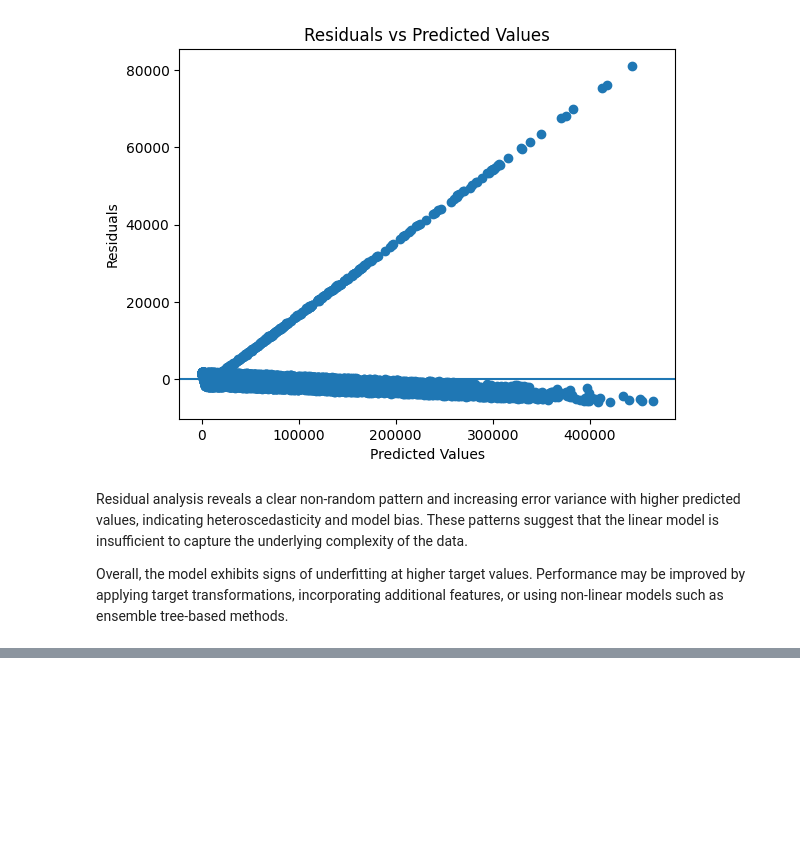
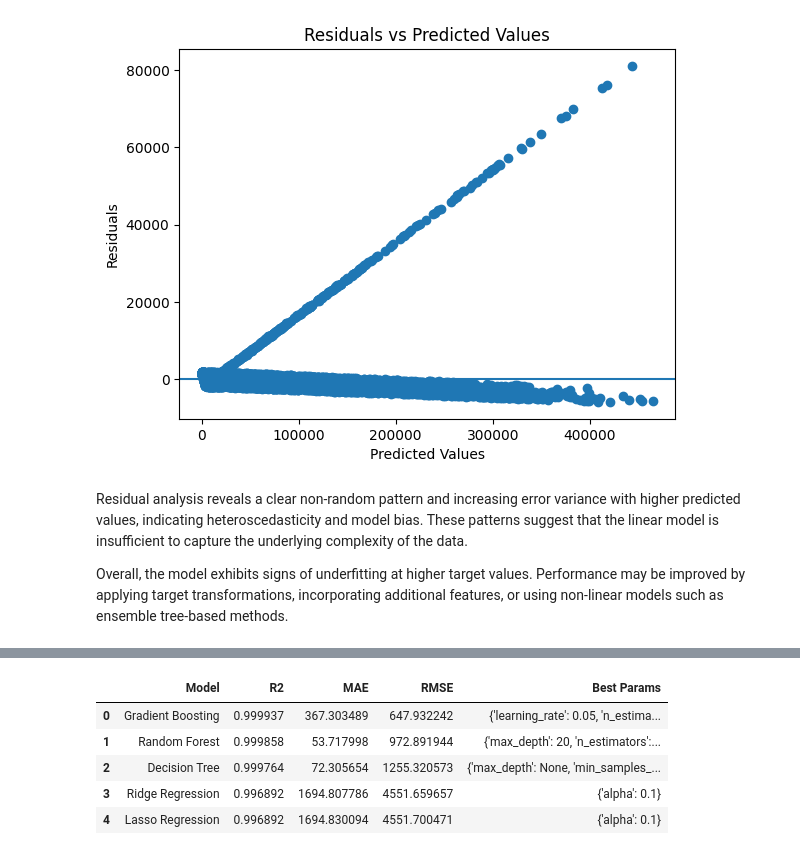
Before and after one commit to Richard-Sarfo/Flight_Price_Prediction, a Jupyter notebook: notebook.ipynb, the cells around one changed output, grey strips where cells are left out. Cells and saved outputs as stored; diff of their text form; code cells hidden in the pictures; blank space fills up the shorter version.

```diff
--- a/notebook.ipynb
+++ b/notebook.ipynb
@@ -267,3 +267,13 @@ plot_residuals(y_test, y_pred)
 Residual analysis reveals a clear non-random pattern and increasing error variance with higher predicted values, indicating heteroscedasticity and model bias. These patterns suggest that the linear model is insufficient to capture the underlying complexity of the data.
 
 Overall, the model exhibits signs of underfitting at higher target values. Performance may be improved by applying target transformations, incorporating additional features, or using non-linear models such as ensemble tree-based methods.
+# %%
+results_df, models = train_and_compare_regressors(
+    X_train,
+    X_test,
+    y_train,
+    y_test
+)
+
+results_df
+# %% [output]
@@ -269,0 +290,6 @@ Overall, the model exhibits signs of underfitting at higher target values. Perfo
+|  | Model | R2 | MAE | RMSE | Best Params |
+| 0 | Gradient Boosting | 0.999937 | 367.303489 | 647.932242 | {'learning_rate': 0.05, 'n_estima... |
+| 1 | Random Forest | 0.999858 | 53.717998 | 972.891944 | {'max_depth': 20, 'n_estimators':... |
+| 2 | Decision Tree | 0.999764 | 72.305654 | 1255.320573 | {'max_depth': None, 'min_samples_... |
+| 3 | Ridge Regression | 0.996892 | 1694.807786 | 4551.659657 | {'alpha': 0.1} |
+| 4 | Lasso Regression | 0.996892 | 1694.830094 | 4551.700471 | {'alpha': 0.1} |
```
Also changed, not shown: parts of 5 cells of this notebook, 1 other file.
